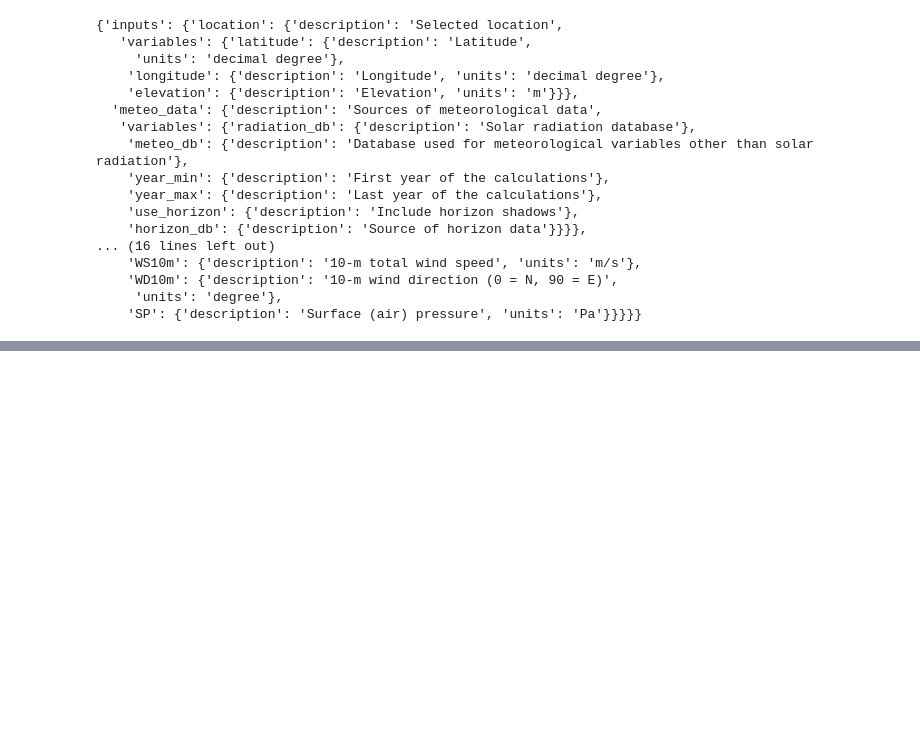
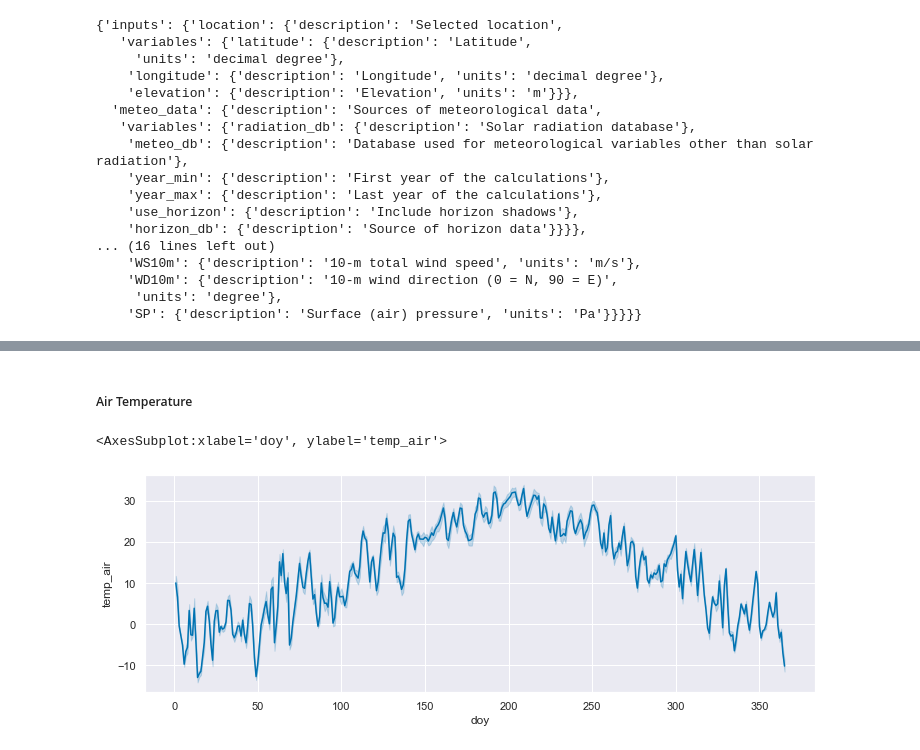
Before and after one commit to Cayt-Schlichting/solar-performance-modeling, a Jupyter notebook: Typical_Meteorological_Year.ipynb, the cells around one changed output, grey strips where cells are left out. Cells and saved outputs as stored; diff of their text form; code cells hidden in the pictures; blank space fills up the shorter version.

```diff
--- a/Typical_Meteorological_Year.ipynb
+++ b/Typical_Meteorological_Year.ipynb
@@ -130,0 +142,6 @@ meta
+# %%
+tmy['doy'] = tmy.index.dayofyear
+tmy['dow'] = tmy.index.dayofweek
+# %%
+tmy['hour'] = tmy.index.hour
+tmy['month'] = tmy.index.month
@@ -130,0 +169,8 @@ meta
+# %% [markdown]
+##### Air Temperature
+# %%
+plt.figure(figsize=(12,4));
+sns.lineplot(y=tmy.temp_air,x=tmy.doy)
+# %% [output]
+<AxesSubplot:xlabel='doy', ylabel='temp_air'>
+[figure, added]
```
Also changed, not shown: parts of 28 cells of this notebook.
